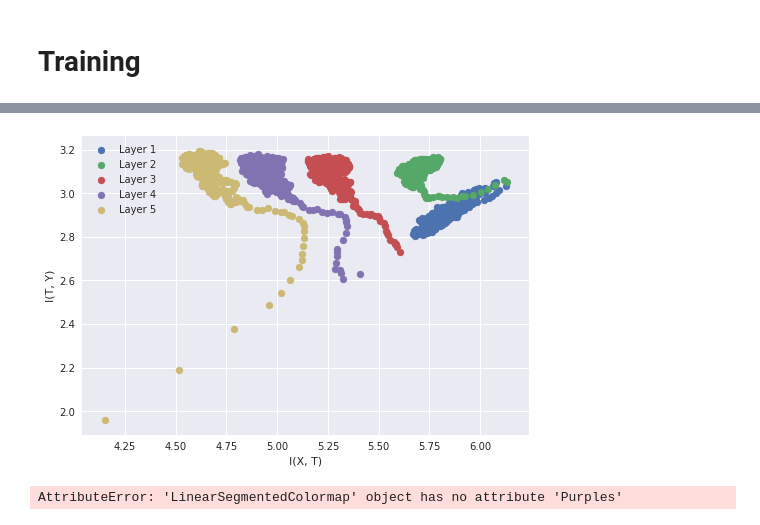
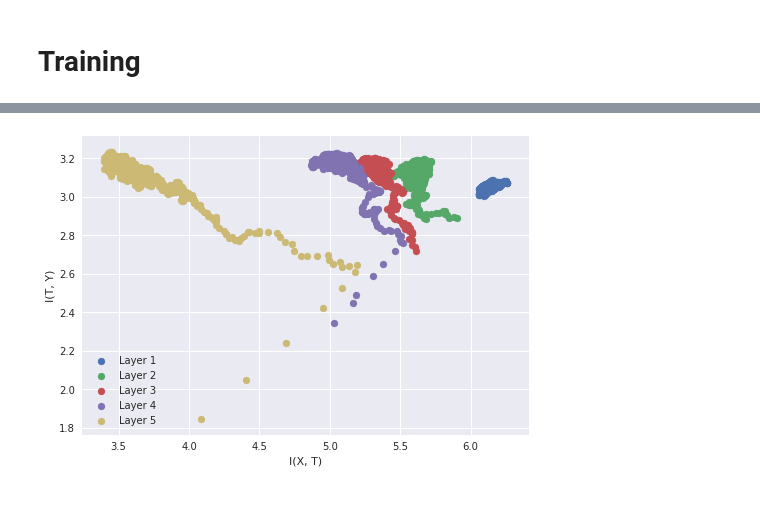
Before and after one commit to SolidusAbi/IPDL, a Jupyter notebook: notebooks/IPTests.ipynb, the cells around one changed output, grey strips where cells are left out. Cells and saved outputs as stored; diff of their text form; code cells hidden in the pictures.

```diff
--- a/notebooks/IPTests.ipynb
+++ b/notebooks/IPTests.ipynb
@@ -42,11 +42,4 @@ for input, label in dataloader:
     label = one_hot(label).float()
     print(label[0:10])
     break
-
-model = CNN()
-layer = model.conv_layers[0]
-
-input_kernel_matrix = MatrixBasedRenyisEntropy.tensorRBFMatrix(input.flatten(1), 8)
-
-label_kernel_matrix = MatrixBasedRenyisEntropy.tensorRBFMatrix(label, 0.1)
 # %% [output]
@@ -243,7 +220,7 @@ class MLP(nn.Module):
             nn.BatchNorm1d(1024)
         )
 
-        self.layer1_IP = InformationPlane(100)
+        self.layer1_IP = InformationPlane(beta=0.5)
 
         self.layer2 = nn.Sequential(
             nn.Linear(1024, 20),
@@ -251,7 +228,7 @@ class MLP(nn.Module):
             nn.BatchNorm1d(20)
         )
 
-        self.layer2_IP = InformationPlane(100)
+        self.layer2_IP = InformationPlane(beta=0.5)
 
         self.layer3 = nn.Sequential(
             nn.Linear(20, 20),
@@ -259,7 +236,7 @@ class MLP(nn.Module):
             nn.BatchNorm1d(20)
         )
 
-        self.layer3_IP = InformationPlane(100)
+        self.layer3_IP = InformationPlane(beta=0.5)
 
         self.layer4 = nn.Sequential(
             nn.Linear(20, 20),
@@ -267,31 +244,31 @@ class MLP(nn.Module):
             nn.BatchNorm1d(20)
         )
 
-        self.layer4_IP = InformationPlane(100)
+        self.layer4_IP = InformationPlane(beta=0.5)
 
         self.layer5 = nn.Sequential(
             nn.Linear(20, 10)
         )
 
-        self.layer5_IP = InformationPlane(100)
+        self.layer5_IP = InformationPlane(beta=0.5)
 
         self.softmax = torch.nn.Softmax()
 
     def forward(self, x, input, label):
-        x = self.layer1[0](x)
+        x = self.layer1[0:2](x)
         x = self.layer1_IP(x, input, label)
-        x = self.layer1[1:](x)
-        x = self.layer2[0](x)
+        x = self.layer1[2](x)
+        x = self.layer2[0:2](x)
         x = self.layer2_IP(x, input, label)
-        x = self.layer2[1:](x)
-        x = self.layer3[0](x)
+        x = self.layer2[2:](x)
+        x = self.layer3[0:2](x)
         x = self.layer3_IP(x, input, label)
-        x = self.layer3[1:](x)
-        x = self.layer4[0](x)
+        x = self.layer3[2:](x)
+        x = self.layer4[0:2](x)
         x = self.layer4_IP(x, input, label)
-        x = self.layer4[1:](x)
+        x = self.layer4[2:](x)
         x = self.layer5[0](x)
-        self.layer5_IP(x, input, label)
+        self.layer5_IP(self.softmax(x), input, label)
         return x
 # %%
 # net = CNN().cuda()
@@ -355,28 +316,16 @@ def moving_average(a, n=10) :
     ret[n:] = ret[n:] - ret[:-n]
     return ret[n - 1:] / n
 # %%
-mpl.style.use('seaborn')
+# mpl.style.use('seaborn')
 plt.scatter(moving_average(net.layer1_IP.getMutualInformation()[0]), moving_average(net.layer1_IP.getMutualInformation()[1]), label="Layer 1")
 plt.scatter(moving_average(net.layer2_IP.getMutualInformation()[0]), moving_average(net.layer2_IP.getMutualInformation()[1]), label="Layer 2")
 plt.scatter(moving_average(net.layer3_IP.getMutualInformation()[0]), moving_average(net.layer3_IP.getMutualInformation()[1]), label="Layer 3")
 # plt.scatter(moving_average(net.fc_IP.getMutualInformation()[0]), moving_average(net.fc_IP.getMutualInformation()[1]), label="Layer 4")
 plt.scatter(moving_average(net.layer4_IP.getMutualInformation()[0]), moving_average(net.layer4_IP.getMutualInformation()[1]), label="Layer 4")
 plt.scatter(moving_average(net.layer5_IP.getMutualInformation()[0]), moving_average(net.layer5_IP.getMutualInformation()[1]), label="Layer 5")
 plt.xlabel("I(X, T)")
 plt.ylabel("I(T, Y)")
 plt.legend()
 plt.show()
 # %% [output]
-[figure, old version]
+[figure, new version]
-# %%
-x_1 = moving_average(net.layer1_IP.getMutualInformation()[0])[::4]
-y_1 = moving_average(net.layer1_IP.getMutualInformation()[1])[::4]
-x_2 = moving_average(net.layer5_IP.getMutualInformation()[0])[::1]
-y_2 = moving_average(net.layer5_IP.getMutualInformation()[1])[::1]
-colors = ['Reds', 'Blues', 'Greys', 'Oranges']
-colors_1 = cm.Purples(np.arange(len(x_1)))
-colors_2 = cm.Greens(np.arange(len(x_2)))
-plt.scatter(x_1, y_1, c=colors_1, edgecolors=colors_1[-1], label="Layer 1")
-plt.scatter(x_2, y_2, c=colors_2, edgecolors=colors_2[-1], label="Layer 4")
-# %% [output]
-AttributeError: 'LinearSegmentedColormap' object has no attribute 'Purples'
```
Also changed, not shown: parts of 15 cells of this notebook, 1 other file.
